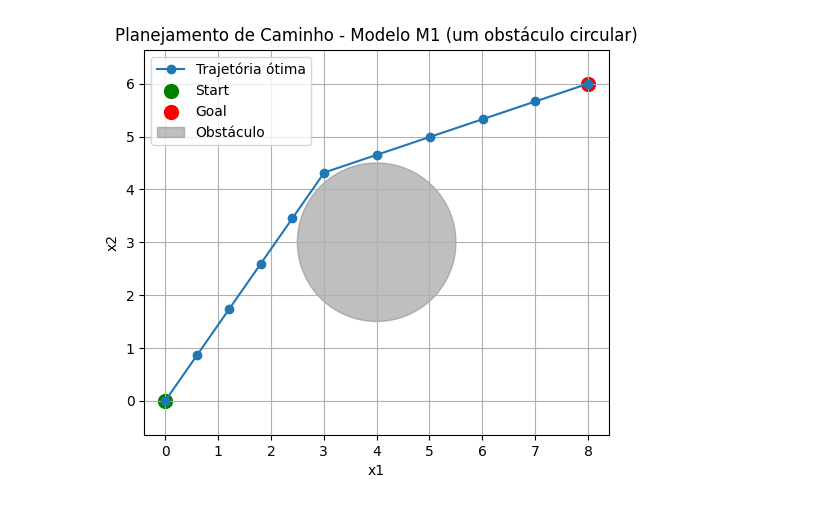
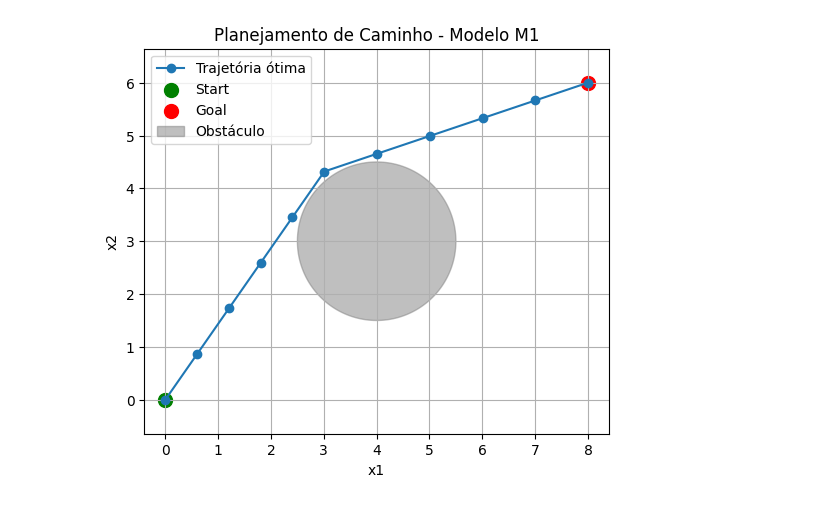
Before and after one commit to JunioCesarFerreira/AutonomousSystems_Optimization_and_DecisionMaking, a Jupyter notebook: 02-otimization/7.planning.ipynb, the cells around one changed output. Saved outputs shown, nothing was run; the diff lists cells and outputs as text; code cells hidden in the pictures.

```diff
--- a/02-otimization/7.planning.ipynb
+++ b/02-otimization/7.planning.ipynb
@@ -204,6 +204,7 @@ R = r+delta
 # ---------------------
 mdl = Model("M1_PathPlanning")
 mdl.setParam('OutputFlag', 0)
+mdl.setParam('NonConvex', 2)
 
 # Variáveis
 x = mdl.addVars(T+1, 2, lb=-GRB.INFINITY, name="x")   # estados
@@ -230,35 +231,35 @@ for t in range(T+1):
     expr.add((x[t,1] - c[1]) * (x[t,1] - c[1]))
     mdl.addQConstr(expr >= R*R)
 
 # ---------------------
 # RESOLUÇÃO
 # ---------------------
 mdl.optimize()
 
 # Extrair solução
 x_sol = np.array([[x[t,0].X, x[t,1].X] for t in range(T+1)])
 
 # ---------------------
 # PLOTAGEM
 # ---------------------
 theta = np.linspace(0, 2*np.pi, 200)
 circle_x = c[0] + r*np.cos(theta)
 circle_y = c[1] + r*np.sin(theta)
 
 plt.figure(figsize=(6,5))
 plt.plot(x_sol[:,0], x_sol[:,1], 'o-', label="Trajetória ótima")
 plt.scatter(x_start[0], x_start[1], c='green', s=100, label="Start")
 plt.scatter(x_goal[0], x_goal[1], c='red', s=100, label="Goal")
 plt.fill(circle_x, circle_y, color='gray', alpha=0.5, label="Obstáculo")
 plt.xlabel("x1")
 plt.ylabel("x2")
-plt.title("Planejamento de Caminho - Modelo M1 (um obstáculo circular)")
+plt.title("Planejamento de Caminho - Modelo M1")
 plt.legend()
 plt.axis("equal")
 plt.grid(True)
 plt.show()
 # %% [output]
-[figure, old version]
+[figure, new version]
 # %% [markdown]
 ## (M2) $N$ obstáculos circulares — **segmento seguro por disjunções**
 
```
Also changed, not shown: parts of 6 cells of this notebook.
